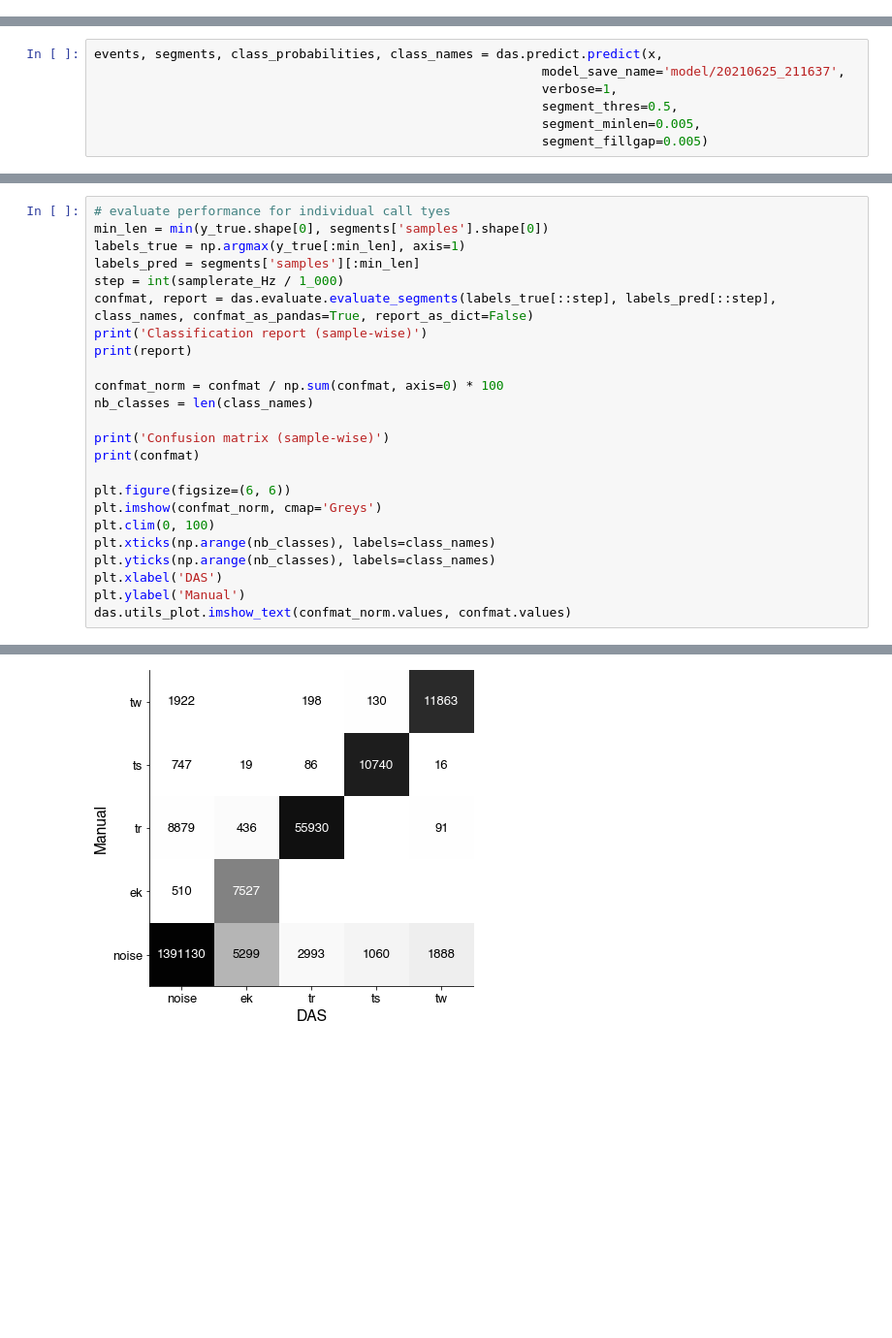
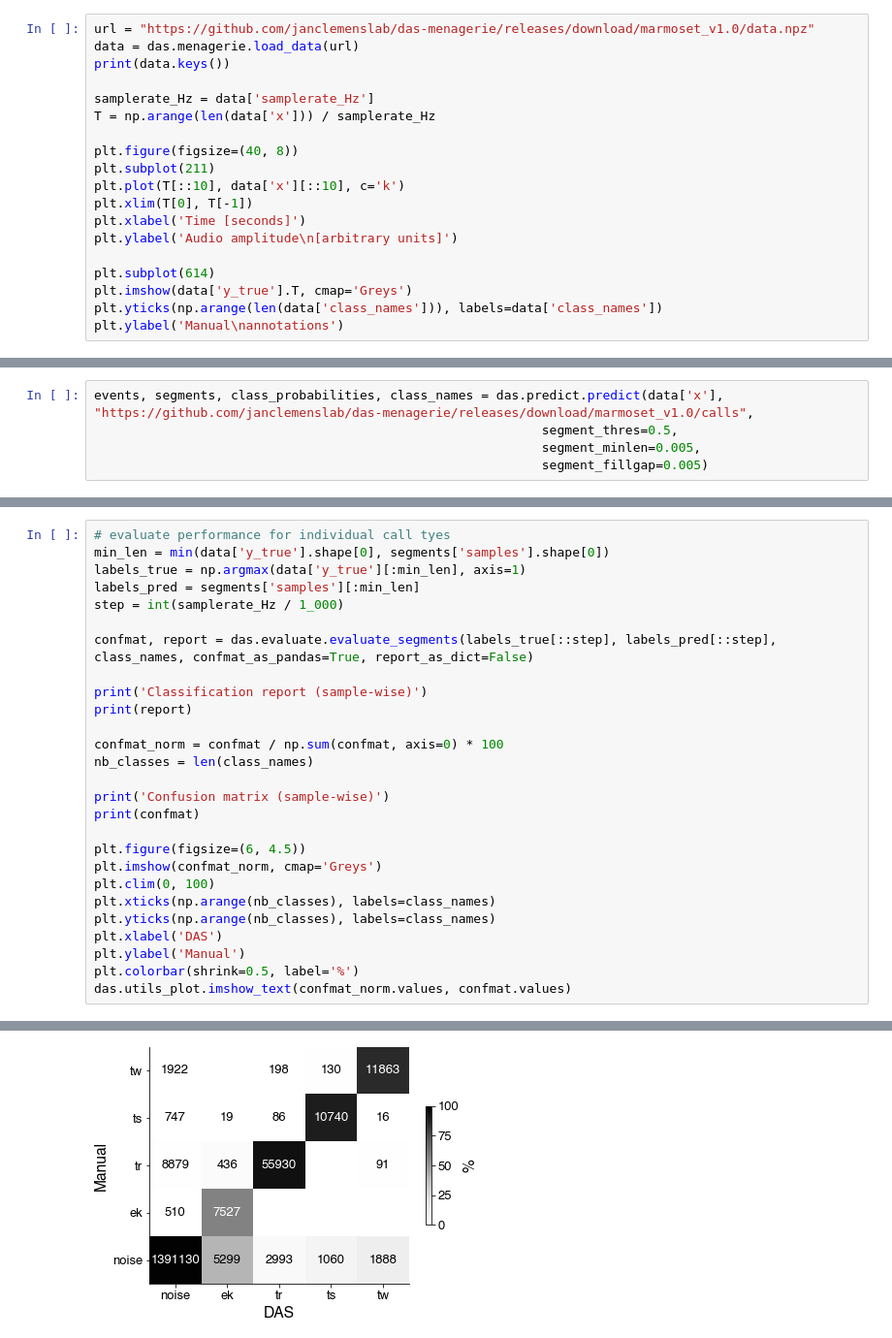
Before and after one commit to janclemenslab/das-menagerie, a Jupyter notebook: marmoset/demo.ipynb, the cells around one changed output, grey strips where cells are left out. Shown at 97% size. Saved outputs shown, nothing was run; the diff lists cells and outputs as text; blank space fills up the shorter version.

Commit message:
update models

```diff
--- a/marmoset/demo.ipynb
+++ b/marmoset/demo.ipynb
@@ -23,0 +21,19 @@ with np.load('data.npz') as f:
+# %%
+url = "https://github.com/janclemenslab/das-menagerie/releases/download/marmoset_v1.0/data.npz"
+data = das.menagerie.load_data(url)
+print(data.keys())
+
+samplerate_Hz = data['samplerate_Hz']
+T = np.arange(len(data['x'])) / samplerate_Hz
+
+plt.figure(figsize=(40, 8))
+plt.subplot(211)
+plt.plot(T[::10], data['x'][::10], c='k')
+plt.xlim(T[0], T[-1])
+plt.xlabel('Time [seconds]')
+plt.ylabel('Audio amplitude\n[arbitrary units]')
+
+plt.subplot(614)
+plt.imshow(data['y_true'].T, cmap='Greys')
+plt.yticks(np.arange(len(data['class_names'])), labels=data['class_names'])
+plt.ylabel('Manual\nannotations')
@@ -24,7 +46,5 @@ with np.load('data.npz') as f:
 # %%
-events, segments, class_probabilities, class_names = das.predict.predict(x,
-                                                           model_save_name='model/20210625_211637',
-                                                           verbose=1,
+events, segments, class_probabilities, class_names = das.predict.predict(data['x'], "https://github.com/janclemenslab/das-menagerie/releases/download/marmoset_v1.0/calls",
                                                            segment_thres=0.5,
                                                            segment_minlen=0.005,
                                                            segment_fillgap=0.005)
@@ -75,10 +104,12 @@ plt.show()
 # %%
 # evaluate performance for individual call tyes
-min_len = min(y_true.shape[0], segments['samples'].shape[0])
-labels_true = np.argmax(y_true[:min_len], axis=1)
+min_len = min(data['y_true'].shape[0], segments['samples'].shape[0])
+labels_true = np.argmax(data['y_true'][:min_len], axis=1)
 labels_pred = segments['samples'][:min_len]
 step = int(samplerate_Hz / 1_000)
+
 confmat, report = das.evaluate.evaluate_segments(labels_true[::step], labels_pred[::step], class_names, confmat_as_pandas=True, report_as_dict=False)
+
 print('Classification report (sample-wise)')
 print(report)
 
@@ -88,12 +119,13 @@ nb_classes = len(class_names)
 print('Confusion matrix (sample-wise)')
 print(confmat)
 
-plt.figure(figsize=(6, 6))
+plt.figure(figsize=(6, 4.5))
 plt.imshow(confmat_norm, cmap='Greys')
 plt.clim(0, 100)
 plt.xticks(np.arange(nb_classes), labels=class_names)
 plt.yticks(np.arange(nb_classes), labels=class_names)
 plt.xlabel('DAS')
 plt.ylabel('Manual')
+plt.colorbar(shrink=0.5, label='%')
 das.utils_plot.imshow_text(confmat_norm.values, confmat.values)
 # %% [output]
@@ -114,8 +146,8 @@ Confusion matrix
             true noise  true ek  true tr  true ts  true tw
 pred noise     1391130     5299     2993     1060     1888
 pred ek            510     7527        0        0        0
 pred tr           8879      436    55930        0       91
 pred ts            747       19       86    10740       16
 pred tw           1922        0      198      130    11863
-[figure, old version]
+[figure, new version]
 # %% [markdown]
```
Also changed, not shown: parts of 14 cells of this notebook, 4 other files.
